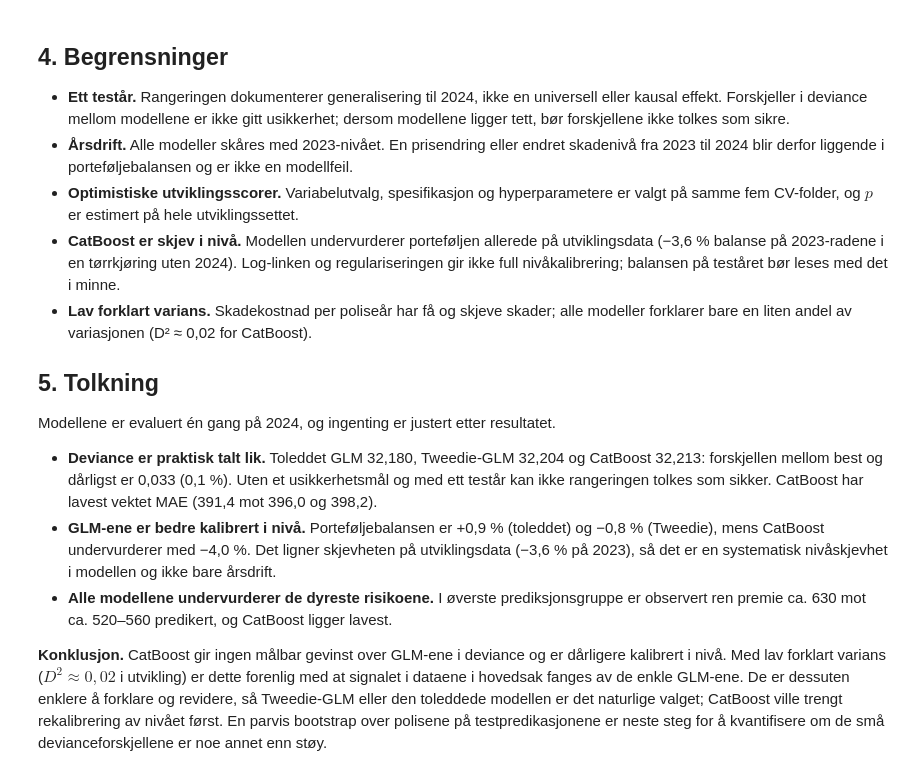
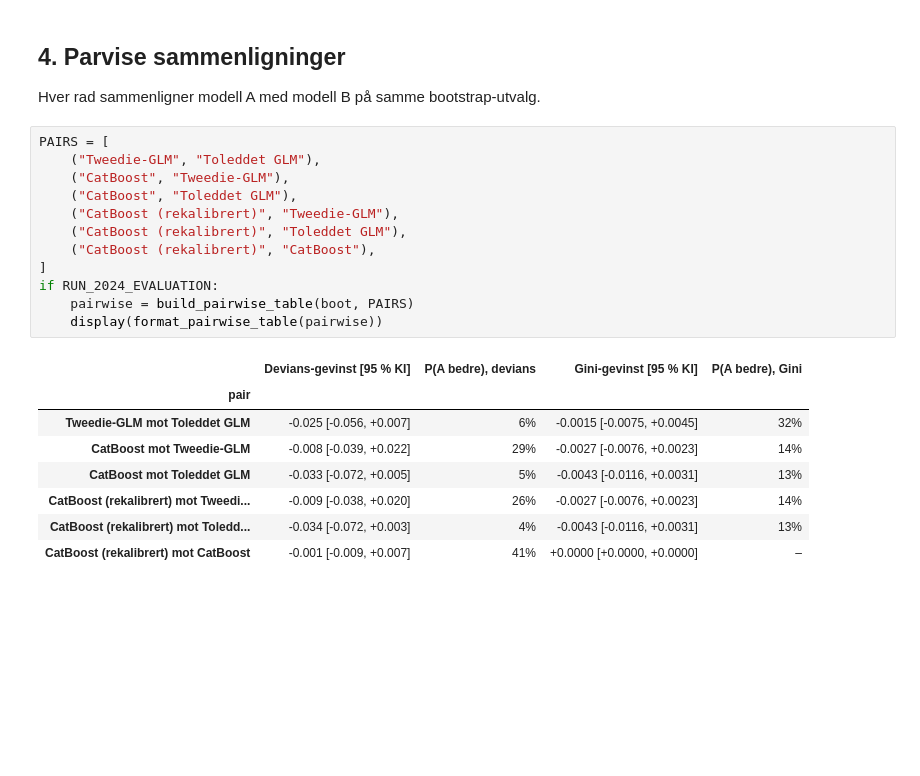
Before and after one commit to MarkusBjerkaas/Motor-Insurance-GLM-ML, a Jupyter notebook: model_results.ipynb, the cells around one changed output. Drawn from its saved outputs; the diff is of its cells as text; blank space fills up the shorter version.

```diff
--- a/model_results.ipynb
+++ b/model_results.ipynb
@@ -117,40 +186,25 @@ if RUN_2024_EVALUATION:
 # %% [markdown]
-## 4. Begrensninger
+## 4. Parvise sammenligninger
 
-- **Ett testår.** Rangeringen dokumenterer generalisering til 2024, ikke en universell
-  eller kausal effekt. Forskjeller i deviance mellom modellene er ikke gitt usikkerhet;
-  dersom modellene ligger tett, bør forskjellene ikke tolkes som sikre.
-- **Årsdrift.** Alle modeller skåres med 2023-nivået. En prisendring eller endret
-  skadenivå fra 2023 til 2024 blir derfor liggende i porteføljebalansen og er ikke en
-  modellfeil.
-- **Optimistiske utviklingsscorer.** Variabelutvalg, spesifikasjon og hyperparametere er
-  valgt på samme fem CV-folder, og $p$ er estimert på hele utviklingssettet.
-- **CatBoost er skjev i nivå.** Modellen undervurderer porteføljen allerede på
-  utviklingsdata (−3,6 % balanse på 2023-radene i en tørrkjøring uten 2024). Log-linken og
-  regulariseringen gir ikke full nivåkalibrering; balansen på teståret bør leses med det
-  i minne.
-- **Lav forklart varians.** Skadekostnad per poliseår har få og skjeve skader; alle
-  modeller forklarer bare en liten andel av variasjonen (D² ≈ 0,02 for CatBoost).
-
-## 5. Tolkning
-
-Modellene er evaluert én gang på 2024, og ingenting er justert etter resultatet.
-
-- **Deviance er praktisk talt lik.** Toleddet GLM 32,180, Tweedie-GLM 32,204 og
-  CatBoost 32,213: forskjellen mellom best og dårligst er 0,033 (0,1 %). Uten et
-  usikkerhetsmål og med ett testår kan ikke rangeringen tolkes som sikker.
-  CatBoost har lavest vektet MAE (391,4 mot 396,0 og 398,2).
-- **GLM-ene er bedre kalibrert i nivå.** Porteføljebalansen er +0,9 % (toleddet) og
-  −0,8 % (Tweedie), mens CatBoost undervurderer med −4,0 %. Det ligner skjevheten
-  på utviklingsdata (−3,6 % på 2023), så det er en systematisk nivåskjevhet i
-  modellen og ikke bare årsdrift.
-- **Alle modellene undervurderer de dyreste risikoene.** I øverste prediksjonsgruppe er
-  observert ren premie ca. 630 mot ca. 520–560 predikert, og CatBoost ligger lavest.
-
-**Konklusjon.** CatBoost gir ingen målbar gevinst over GLM-ene i deviance og er dårligere
-kalibrert i nivå. Med lav forklart varians ($D^2\approx 0{,}02$ i utvikling) er dette
-forenlig med at signalet i dataene i hovedsak fanges av de enkle GLM-ene. De er
-dessuten enklere å forklare og revidere, så Tweedie-GLM eller den toleddede modellen
-er det naturlige valget; CatBoost ville trengt rekalibrering av nivået først.
-En parvis bootstrap over polisene på testpredikasjonene er neste steg for å kvantifisere
-om de små devianceforskjellene er noe annet enn støy.
+Hver rad sammenligner modell A med modell B på samme bootstrap-utvalg.
+# %%
+PAIRS = [
+    ("Tweedie-GLM", "Toleddet GLM"),
+    ("CatBoost", "Tweedie-GLM"),
+    ("CatBoost", "Toleddet GLM"),
+    ("CatBoost (rekalibrert)", "Tweedie-GLM"),
+    ("CatBoost (rekalibrert)", "Toleddet GLM"),
+    ("CatBoost (rekalibrert)", "CatBoost"),
+]
+if RUN_2024_EVALUATION:
+    pairwise = build_pairwise_table(boot, PAIRS)
+    display(format_pairwise_table(pairwise))
+# %% [output]
+|  | Devians-gevinst [95 % KI] | P(A bedre), devians | Gini-gevinst [95 % KI] | P(A bedre), Gini |
+| pair |  |  |  |  |
+| Tweedie-GLM mot Toleddet GLM | -0.025 [-0.056, +0.007] | 6% | -0.0015 [-0.0075, +0.0045] | 32% |
+| CatBoost mot Tweedie-GLM | -0.008 [-0.039, +0.022] | 29% | -0.0027 [-0.0076, +0.0023] | 14% |
+| CatBoost mot Toleddet GLM | -0.033 [-0.072, +0.005] | 5% | -0.0043 [-0.0116, +0.0031] | 13% |
+| CatBoost (rekalibrert) mot Tweedi... | -0.009 [-0.038, +0.020] | 26% | -0.0027 [-0.0076, +0.0023] | 14% |
+| CatBoost (rekalibrert) mot Toledd... | -0.034 [-0.072, +0.003] | 4% | -0.0043 [-0.0116, +0.0031] | 13% |
+| CatBoost (rekalibrert) mot CatBoost | -0.001 [-0.009, +0.007] | 41% | +0.0000 [+0.0000, +0.0000] | – |
```
Also changed, not shown: parts of 12 cells of this notebook, 5 other files.
